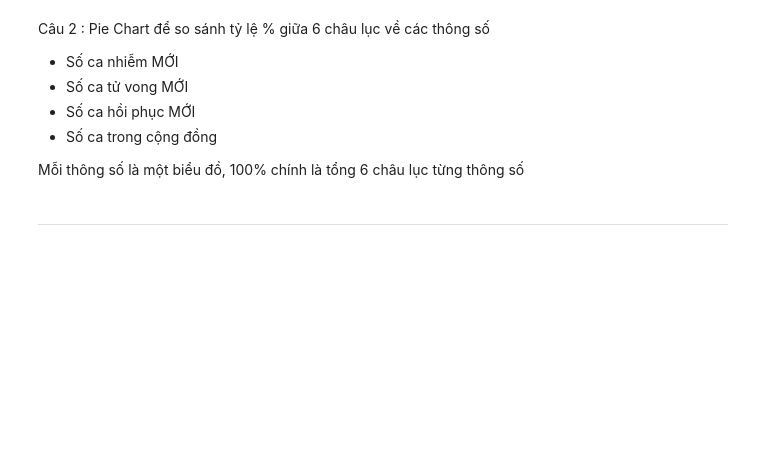
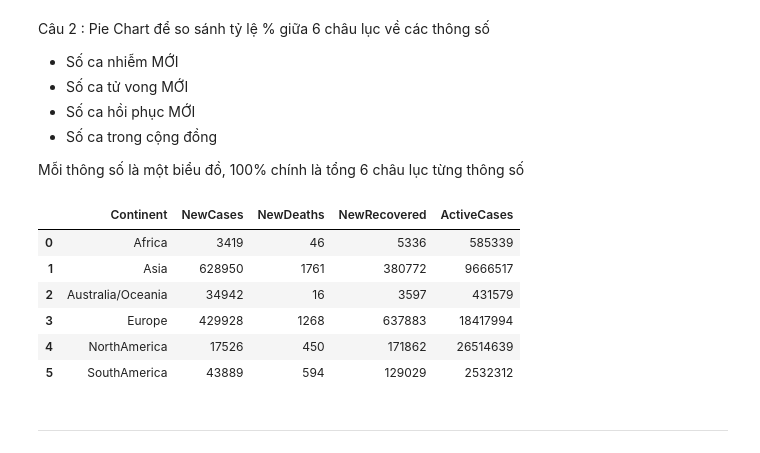
Before and after one commit to 19127592/Corona-Analysis, a Jupyter notebook: visualize_data.ipynb, the cells around one changed output. Saved outputs shown, nothing was run; the diff lists cells and outputs as text; code cells hidden in the pictures; blank space fills up the shorter version.

```diff
--- a/visualize_data.ipynb
+++ b/visualize_data.ipynb
@@ -101,6 +179,16 @@ Pie Chart để so sánh tỷ lệ % giữa 6 châu lục về các thông số
 Mỗi thông số là một biểu đồ, 100% chính là tổng 6 châu lục từng thông số
 # %%
 piechart_plots = continent_yesterday_df[['Continent','NewCases','NewDeaths','NewRecovered','ActiveCases']]
+# %%
+piechart_plots
+# %% [output]
+|  | Continent | NewCases | NewDeaths | NewRecovered | ActiveCases |
+| 0 | Africa | 3419 | 46 | 5336 | 585339 |
+| 1 | Asia | 628950 | 1761 | 380772 | 9666517 |
+| 2 | Australia/Oceania | 34942 | 16 | 3597 | 431579 |
+| 3 | Europe | 429928 | 1268 | 637883 | 18417994 |
+| 4 | NorthAmerica | 17526 | 450 | 171862 | 26514639 |
+| 5 | SouthAmerica | 43889 | 594 | 129029 | 2532312 |
 # %%
 specs = [[{'type':'domain'}, {'type':'domain'}], [{'type':'domain'}, {'type':'domain'}]]
 fig = make_subplots(rows=2, cols=2, specs = specs,
```
Also changed, not shown: parts of 13 cells of this notebook, 4 other files.
